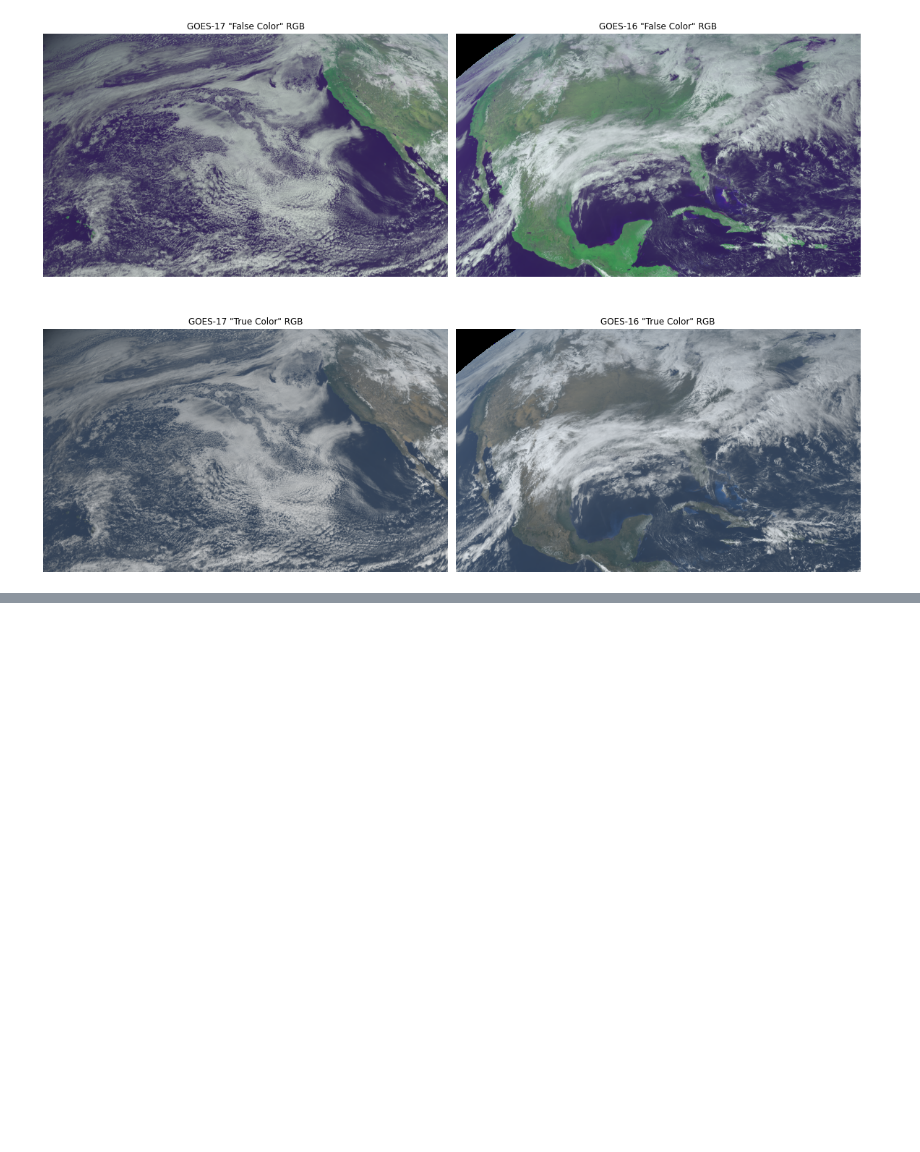
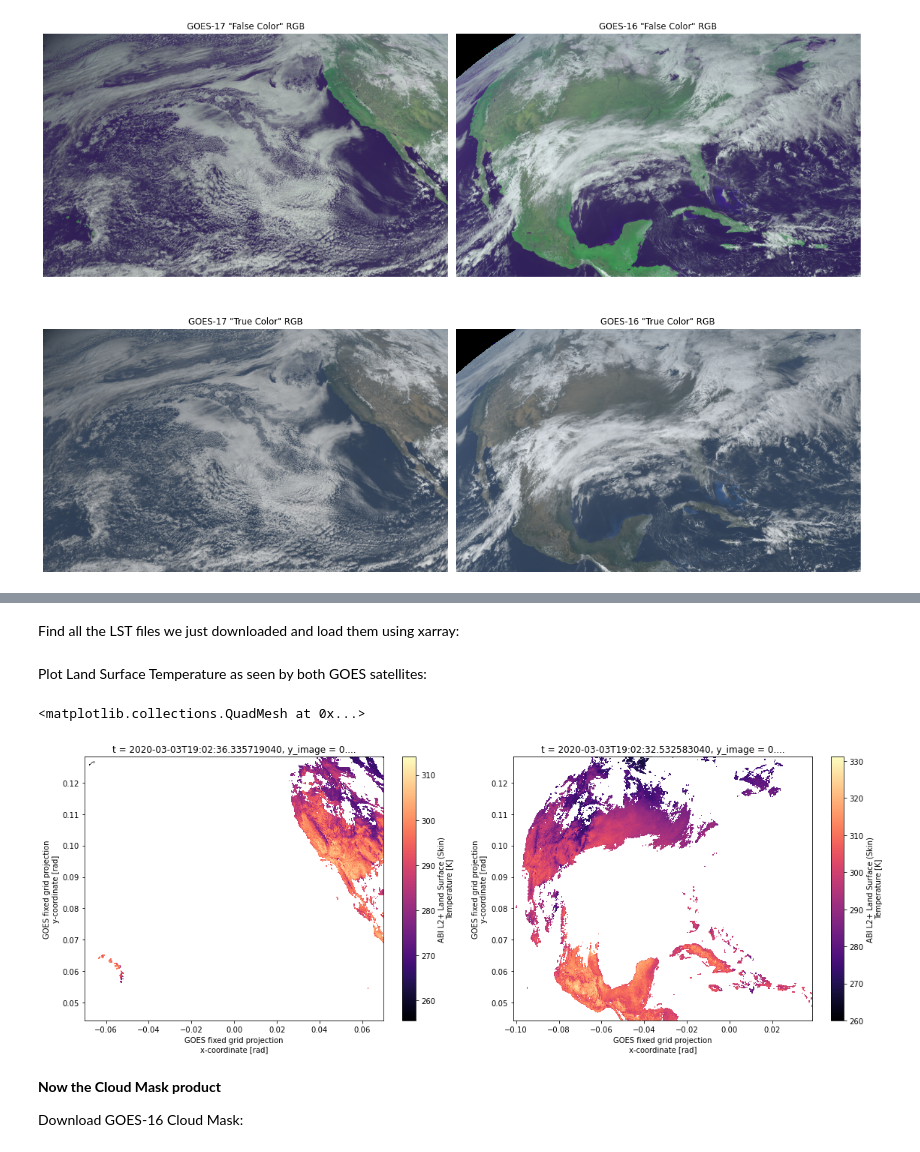
Before and after one commit to palexandremello/goes-py, a Jupyter notebook: examples/plotting_data/goespy_download_plot_example.ipynb, the cells around one changed output, grey strips where cells are left out. Drawn from its saved outputs; the diff is of its cells as text; code cells hidden in the pictures; blank space fills up the shorter version.

Commit message:
Add LST and ACM products to this example jupyter notebook

```diff
--- a/examples/plotting_data/goespy_download_plot_example.ipynb
+++ b/examples/plotting_data/goespy_download_plot_example.ipynb
@@ -248,0 +255,9 @@ ax4.axis('off');
+# %%
+destination_path = './example/' # I have a folder named "example" where I am downloading the ABI imagery to
+bucket = 'noaa-goes16'
+year = '2020'
+month = '03'
+day = '03'
+hour = '19'
+product = 'ABI-L2-LSTC'
+channel = '' # We do not need to specify a channel, so we will pass an empty string here since this argument will be ignored
@@ -248,0 +282,45 @@ ax4.axis('off');
+# %% [markdown]
+Find all the LST files we just downloaded and load them using xarray:
+# %%
+# GOES-17 files
+goes_16_LST_files = glob.glob('{destination_path}{bucket}/{year}/{month}/{day}/{product}/{hour}/*'.format(
+                    destination_path=destination_path,
+                    bucket='goes16', # note that there's no hyphen in the file path name of the bucket
+                    year=year,
+                    month=month,
+                    day=day,
+                    product=product,
+                    hour=hour) # note that there's no channel directory
+                  )
+
+# GOES-17 files
+goes_17_LST_files = glob.glob('{destination_path}{bucket}/{year}/{month}/{day}/{product}/{hour}/*'.format(
+                    destination_path=destination_path,
+                    bucket='goes17', # note that there's no hyphen in the file path name of the bucket
+                    year=year,
+                    month=month,
+                    day=day,
+                    product=product,
+                    hour=hour) # note that there's no channel directory
+                  )
+
+# read in the files with xarray
+goes_16_LST = xr.open_dataset(goes_16_LST_files[0])
+goes_17_LST = xr.open_dataset(goes_17_LST_files[0])
+# %% [markdown]
+Plot Land Surface Temperature as seen by both GOES satellites:
+# %%
+fig, [ax1, ax2] = plt.subplots(1, 2, figsize=(16,6), tight_layout=True)
+
+# GOES-16
+goes_16_LST.LST.plot(ax=ax2, cmap='magma')
+
+# GOES-17
+goes_17_LST.LST.plot(ax=ax1, cmap='magma')
+# %% [output]
+<matplotlib.collections.QuadMesh at 0x...>
+[figure, added]
+# %% [markdown]
+**Now the Cloud Mask product**
+
+Download GOES-16 Cloud Mask:
```
Also changed, not shown: parts of 19 cells of this notebook.
